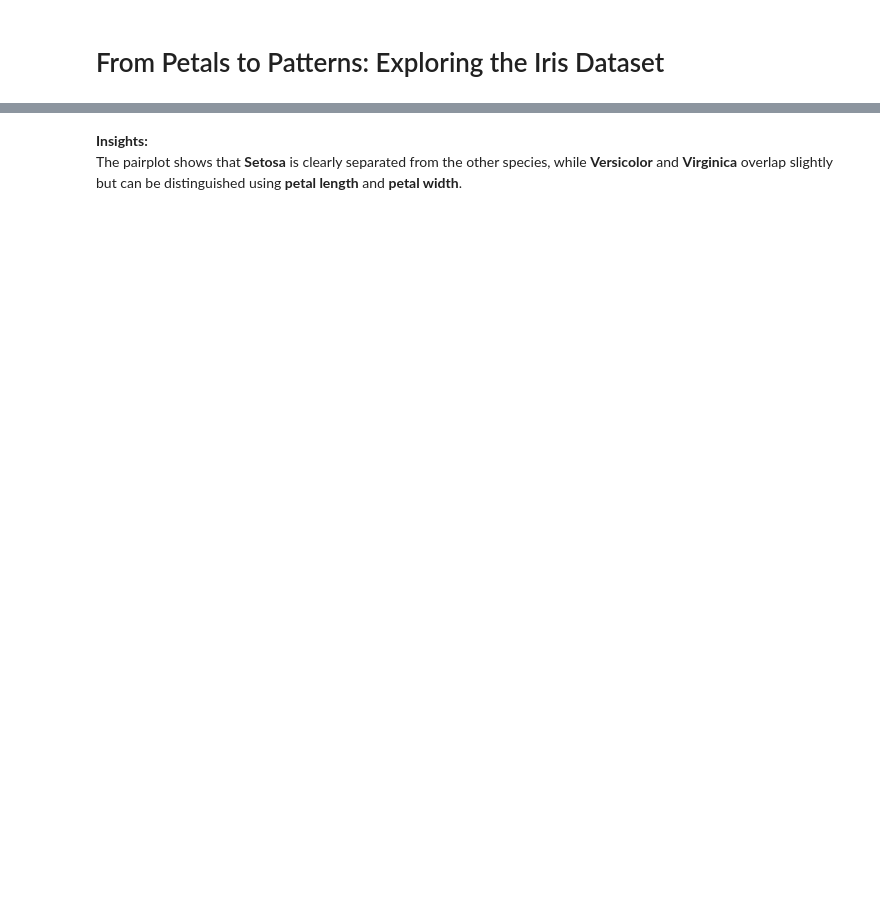
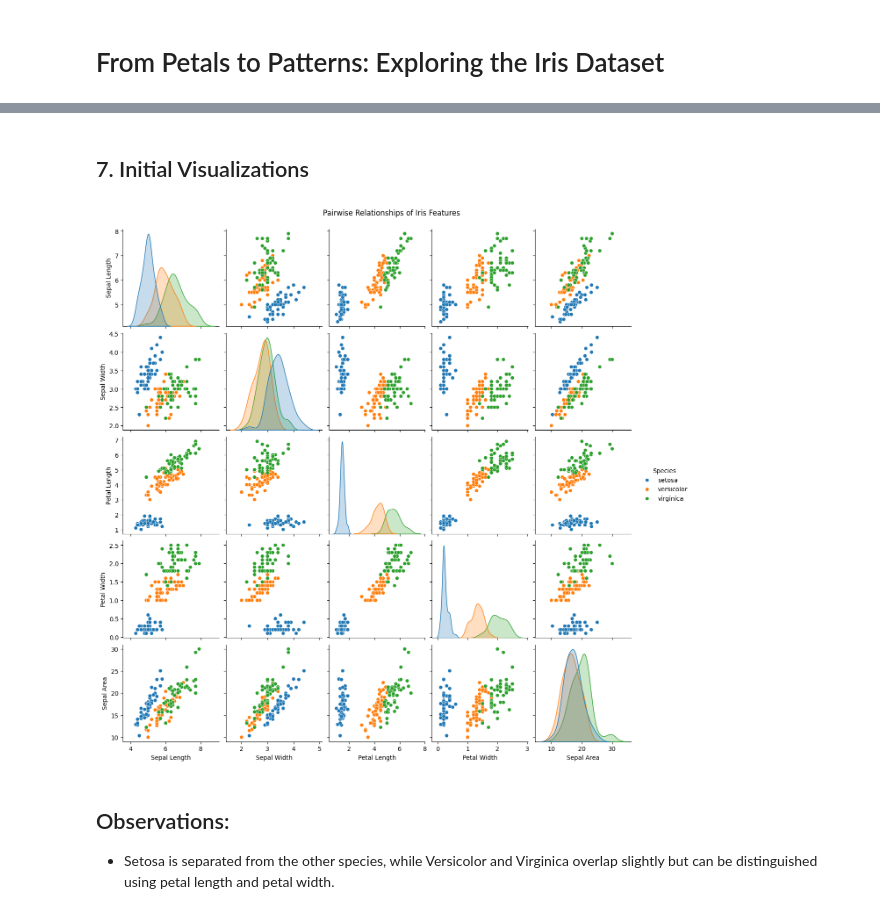
Before and after one commit to ssowers2/datafun-04-eda, a Jupyter notebook: example_notebook.ipynb, the cells around one changed output, grey strips where cells are left out. Saved outputs shown, nothing was run; the diff lists cells and outputs as text; code cells hidden in the pictures; blank space fills up the shorter version.

```diff
--- a/example_notebook.ipynb
+++ b/example_notebook.ipynb
@@ -110,3 +123,25 @@ Column Names: ['Sepal Length', 'Sepal Width', 'Petal Length', 'Petal Width', 'Sp
+# %%
+# Renamed columns
+iris_df.rename(columns={
+    'sepal_length': 'Sepal Length',
+    'sepal_width': 'Sepal Width',
+    'petal_length': 'Petal Length',
+    'petal_width': 'Petal Width',
+    'species': 'Species',
+}, inplace=True)
+
+# Feature Engineering by adding a Sepal Area
+iris_df['Sepal Area'] = iris_df['Sepal Length'] * iris_df['Sepal Width']
+plt.show()
+# %% [markdown]
+## 7. Initial Visualizations
+# %%
+# Pairplot with species differentiation
+sns.pairplot(iris_df, hue='Species')
+plt.suptitle("Pairwise Relationships of Iris Features", y=1.02)
+plt.show()
+# %% [output]
+[figure, added]
 # %% [markdown]
-**Insights:**
-The pairplot shows that **Setosa** is clearly separated from the other species, while **Versicolor** and **Virginica** overlap slightly but can be distinguished using **petal length** and **petal width**.
+## Observations:
+- Setosa is separated from the other species, while Versicolor and Virginica overlap slightly but can be distinguished using petal length and petal width.
```
Also changed, not shown: parts of 19 cells of this notebook.
